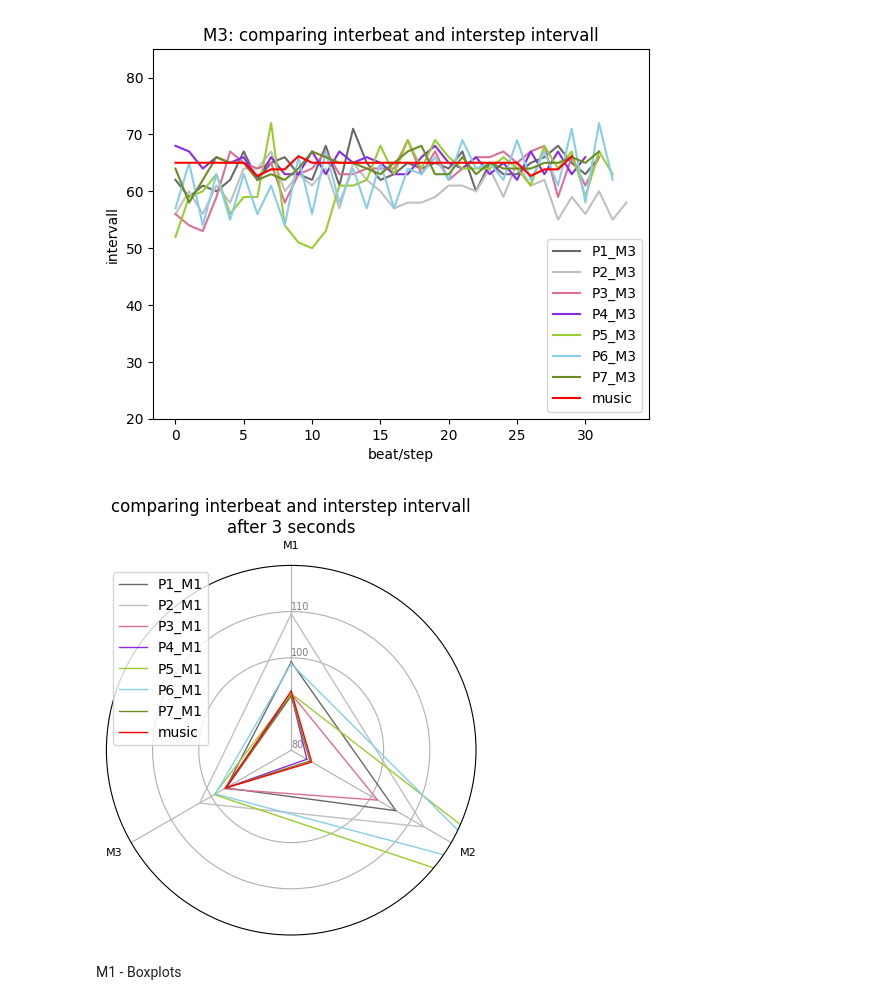
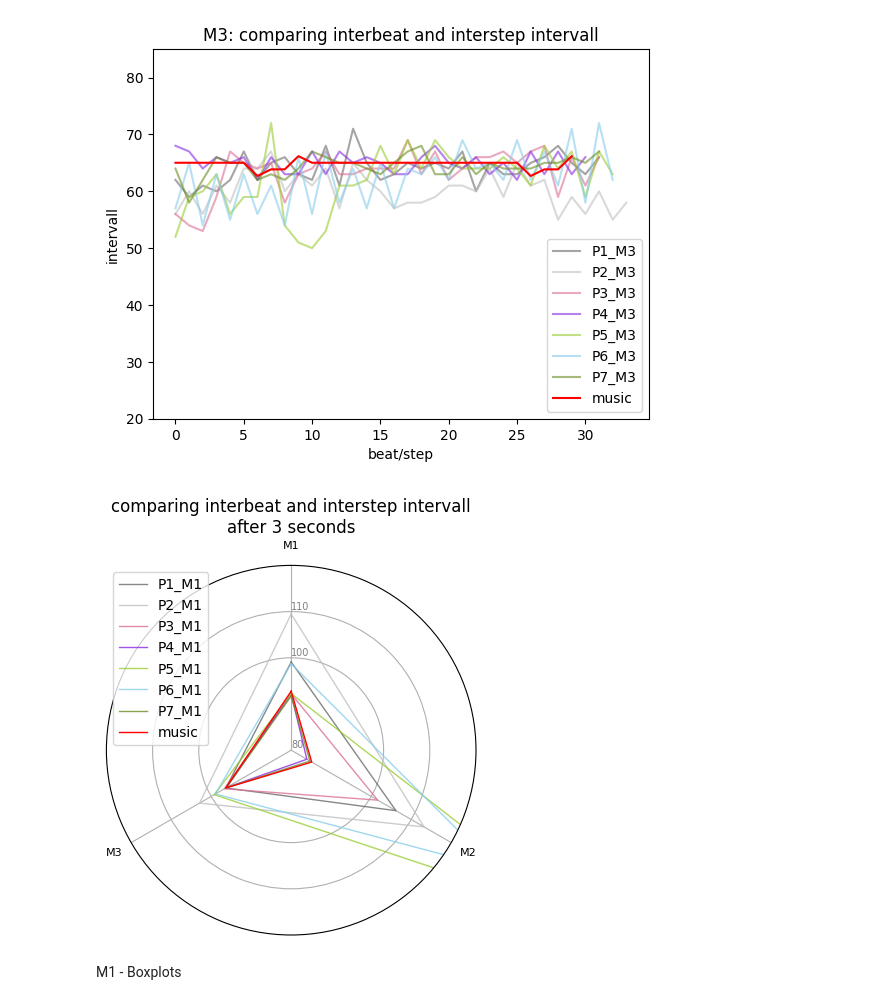
Before and after one commit to andren967/UE_Motion_Capturing, a Jupyter notebook: diagramms.ipynb, the cells around one changed output. Cells and saved outputs as stored; diff of their text form; code cells hidden in the pictures.

```diff
--- a/diagramms.ipynb
+++ b/diagramms.ipynb
@@ -21,7 +21,7 @@ for string in lM1:
 
     lines = [eval(i) for i in lines]
 
-    plt.plot(lines,label=string,c=next(color))
+    plt.plot(lines,label=string,c=next(color), alpha=0.6)
 
 #read M1 music interbeat intervalls
 interbeat=[]
@@ -51,7 +51,7 @@ for string in lM1:
 
     lines = [eval(i) for i in lines]
 
-    plt.plot(lines,label=string,c=next(color))
+    plt.plot(lines,label=string,c=next(color), alpha=0.6)
 
 #read M1 music interbeat intervalls
 interbeat=[]
@@ -71,33 +71,33 @@ plt.savefig("../UE_Motion_Capture/pictures/M2_comparing_inter.png")
 # %%
 #read M3 interstep intervalls
 lM1 = ['P1_M3','P2_M3','P3_M3','P4_M3','P5_M3','P6_M3','P7_M3']
 color = iter(cmap(np.linspace(0, 1, 7)))
 
 for string in lM1:
     text_file = open("../UE_Motion_Capture/InterstepIntervals/" + string + "_InterstepInterval.txt", "r")
     lines = text_file.readlines()
     text_file.close()
     lines = [s.replace("\n", '') for s in lines]
 
     lines = [eval(i) for i in lines]
 
-    plt.plot(lines,label=string,c=next(color))
+    plt.plot(lines,label=string,c=next(color),alpha=0.6)
 
 #read M1 music interbeat intervalls
 interbeat=[]
 with open("../UE_Motion_Capture/InterstepIntervals/M3_InterbeatInterval.txt", "r") as file1:
     f_list = [float(i) for line in file1 for i in line.split(',') if i.strip()]
     interbeat = f_list[0:125]
 plt.plot(interbeat, label="music",color="red")
 plt.legend(loc="lower right")
 plt.ylim([20,85])
 plt.title("M3: comparing interbeat and interstep intervall")
 plt.xlabel("beat/step")
 plt.ylabel("intervall")
 plt.legend(loc="lower right")
 plt.savefig("../UE_Motion_Capture/pictures/M3_comparing_inter.png")
 # %% [output]
-[figure, old version]
+[figure, new version]
 # %%
 # Libraries
 import matplotlib.pyplot as plt
@@ -151,7 +151,7 @@ for x in range(0,7):
 
     c=next(color)
 
-    ax.plot(angles, values, linewidth=1, linestyle='solid', c=c,label=label1)
+    ax.plot(angles, values, linewidth=1, linestyle='solid', c=c,label=label1, alpha=0.8)
 
     # Fill area
     #ax.fill(angles, values, c=c, alpha=0.1)
@@ -170,7 +170,7 @@ plt.savefig("../UE_Motion_Capture/pictures/MAll_comparing_inter.png")
 # Show the graph
 plt.show()
 # %% [output]
-[figure, old version]
+[figure, new version]
 # %% [markdown]
 M1 - Boxplots
 # %%
```
Also changed, not shown: parts of 2 cells of this notebook, 4 other files.
